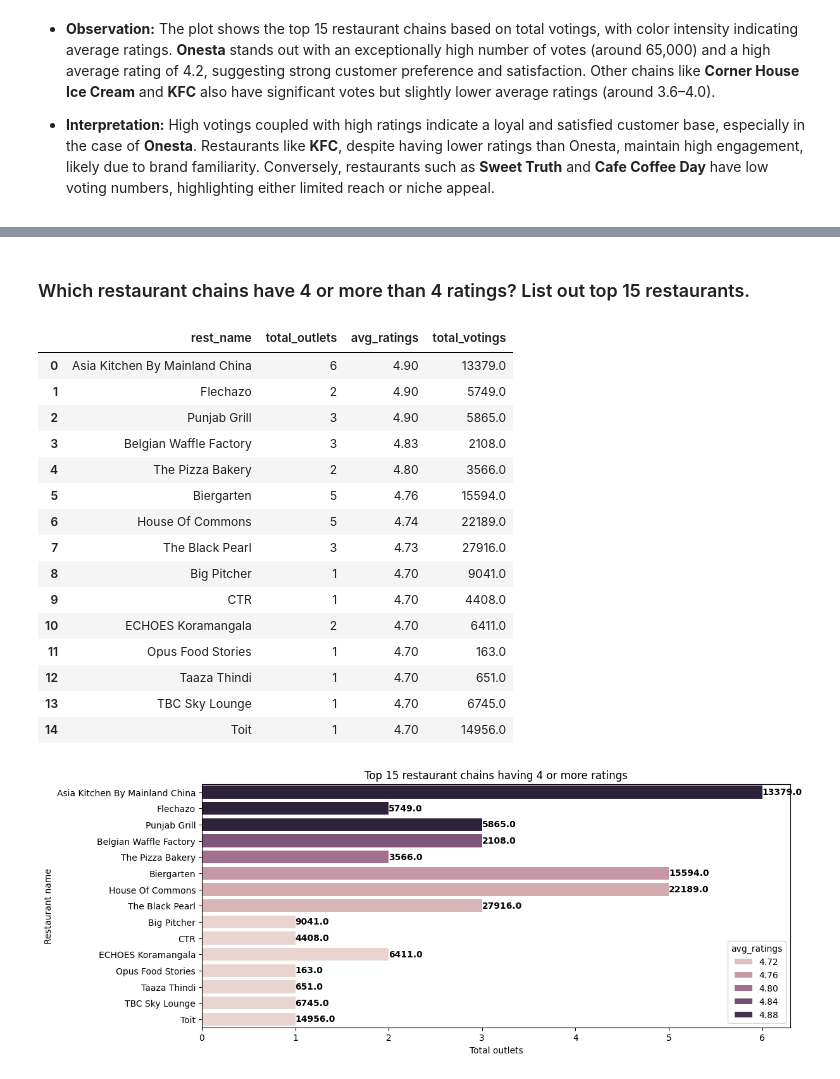
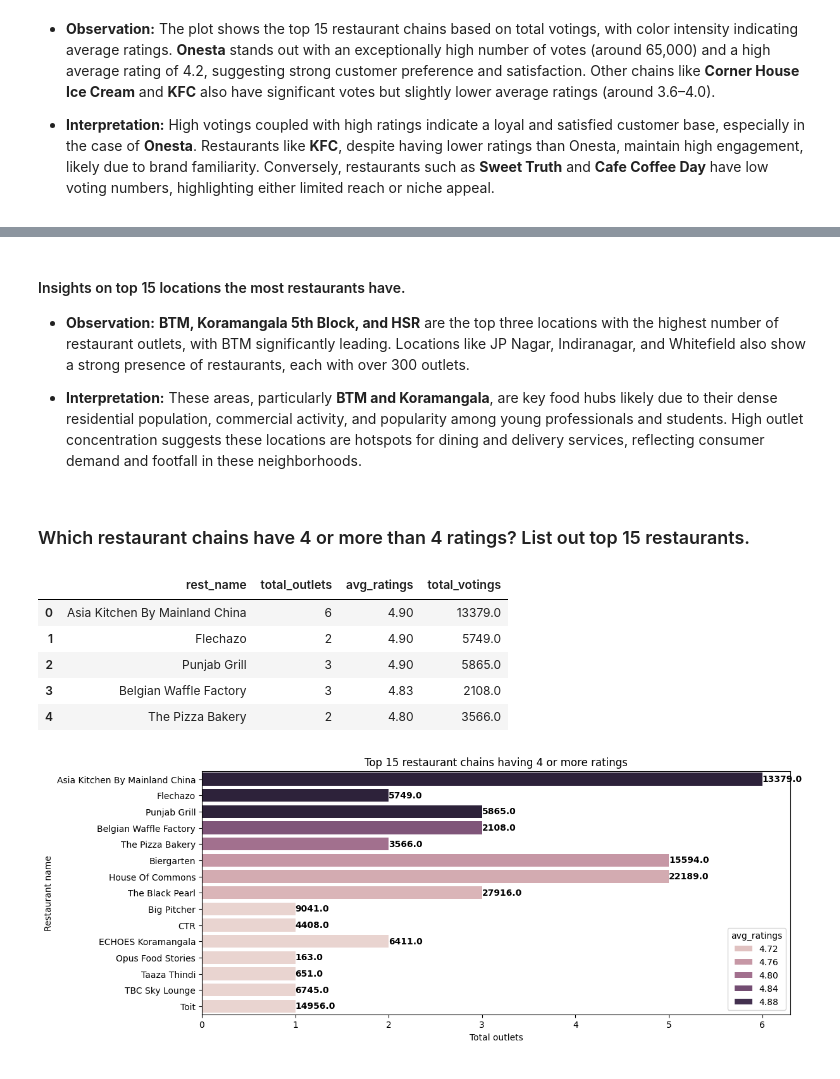
Before and after one commit to Bhuvi128/Bengaluru-Restaurant-Trends-Analysis, a Jupyter notebook: Bengaluru Restaurant Trends Analysis.ipynb, the cells around one changed output, grey strips where cells are left out. Cells and saved outputs as stored; diff of their text form; code cells hidden in the pictures.

```diff
--- a/Bengaluru Restaurant Trends Analysis.ipynb
+++ b/Bengaluru Restaurant Trends Analysis.ipynb
@@ -287,35 +443,33 @@ plt.show()
+# %% [markdown]
+#### Insights on top 15 locations the most restaurants have.
+
+- **Observation:**
+  **BTM, Koramangala 5th Block, and HSR** are the top three locations with the highest number of restaurant outlets, with BTM significantly leading. Locations like JP Nagar, Indiranagar, and Whitefield also show a strong presence of restaurants, each with over 300 outlets.
+
+- **Interpretation:**
+  These areas, particularly **BTM and Koramangala**, are key food hubs likely due to their dense residential population, commercial activity, and popularity among young professionals and students. High outlet concentration suggests these locations are hotspots for dining and delivery services, reflecting consumer demand and footfall in these neighborhoods.
 # %% [markdown]
 ### Which restaurant chains have 4 or more than 4 ratings? List out top 15 restaurants.
 # %%
 query = """
 select re.rest_name, count(distinct re.restaurant_id) total_outlets,
 round(avg(ra.rate),2) avg_ratings, sum(ra.votes) total_votings
 from ratings ra right join restaurant re
 on ra.restaurant_id = re.restaurant_id
 group by re.rest_name
-having avg_ratings > 4.0 or avg_ratings = 4.0
+having avg_ratings >= 4.0
 order by avg_ratings desc
 limit 15;
 """
 top_15_rest_rating_4 = pd.read_sql(query, conn)
-top_15_rest_rating_4
+top_15_rest_rating_4.head()
 # %% [output]
 |  | rest_name | total_outlets | avg_ratings | total_votings |
 | 0 | Asia Kitchen By Mainland China | 6 | 4.90 | 13379.0 |
 | 1 | Flechazo | 2 | 4.90 | 5749.0 |
 | 2 | Punjab Grill | 3 | 4.90 | 5865.0 |
 | 3 | Belgian Waffle Factory | 3 | 4.83 | 2108.0 |
 | 4 | The Pizza Bakery | 2 | 4.80 | 3566.0 |
-| 5 | Biergarten | 5 | 4.76 | 15594.0 |
-| 6 | House Of Commons | 5 | 4.74 | 22189.0 |
-| 7 | The Black Pearl | 3 | 4.73 | 27916.0 |
-| 8 | Big Pitcher | 1 | 4.70 | 9041.0 |
-| 9 | CTR | 1 | 4.70 | 4408.0 |
-| 10 | ECHOES Koramangala | 2 | 4.70 | 6411.0 |
-| 11 | Opus Food Stories | 1 | 4.70 | 163.0 |
-| 12 | Taaza Thindi | 1 | 4.70 | 651.0 |
-| 13 | TBC Sky Lounge | 1 | 4.70 | 6745.0 |
-| 14 | Toit | 1 | 4.70 | 14956.0 |
 # %%
 # Plot top 15 restaurant chains having 4 or more ratings
 plt.figure(figsize=(12,5))
```
Also changed, not shown: parts of 34 cells of this notebook, 1 other file.
